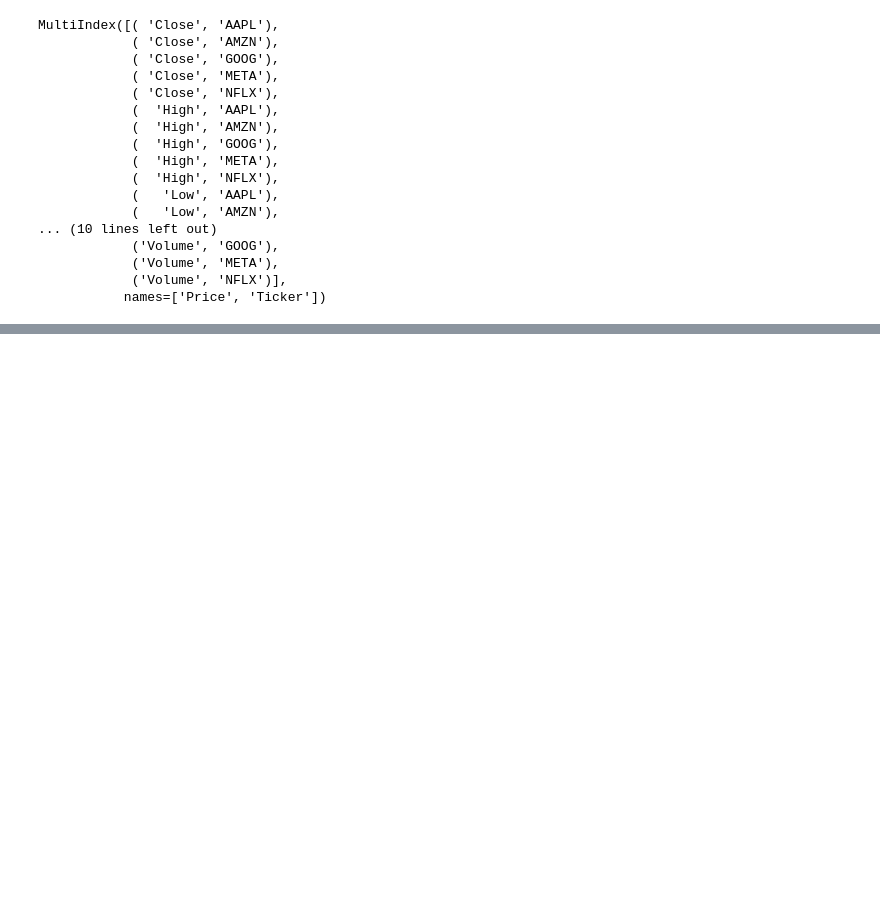
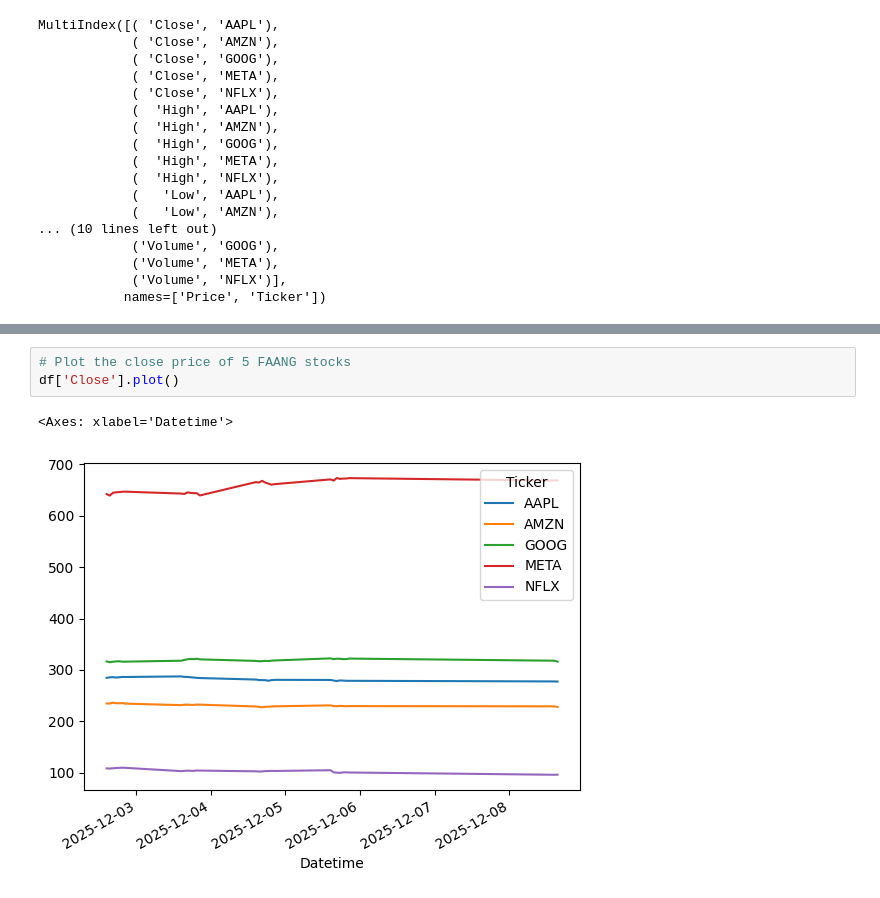
Before and after one commit to tanyasanjuan/computer-infrastructure, a Jupyter notebook: problems.ipynb, the cells around one changed output, grey strips where cells are left out. Drawn from its saved outputs; the diff is of its cells as text; blank space fills up the shorter version.

Commit message:
Plot the close price of 5 FAANG stocks

```diff
--- a/problems.ipynb
+++ b/problems.ipynb
@@ -300,0 +322,6 @@ df[('Close', 'AAPL')].plot()
+# %%
+# Plot the close price of 5 FAANG stocks
+df['Close'].plot()
+# %% [output]
+<Axes: xlabel='Datetime'>
+[figure, added]
```
Also changed, not shown: parts of 11 cells of this notebook, 2 other files.
